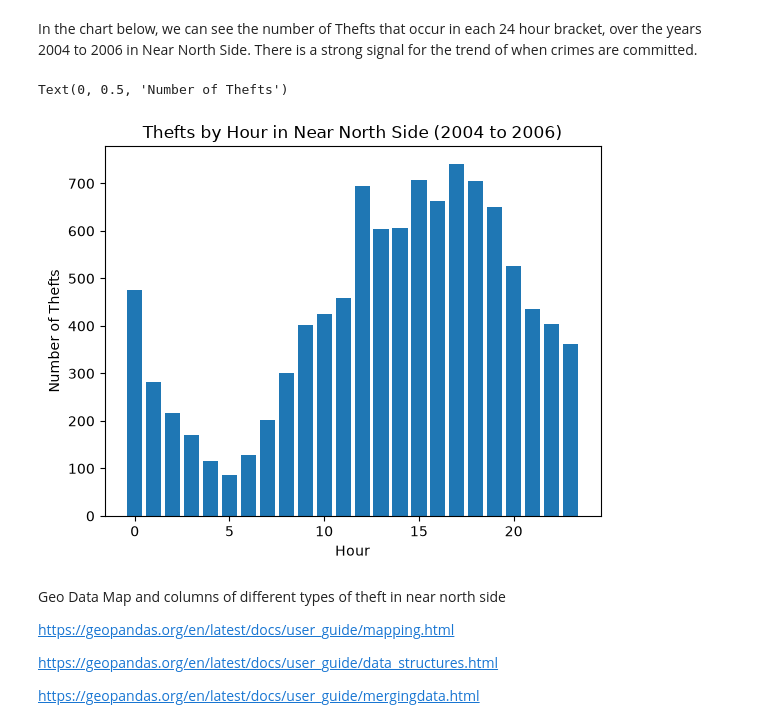
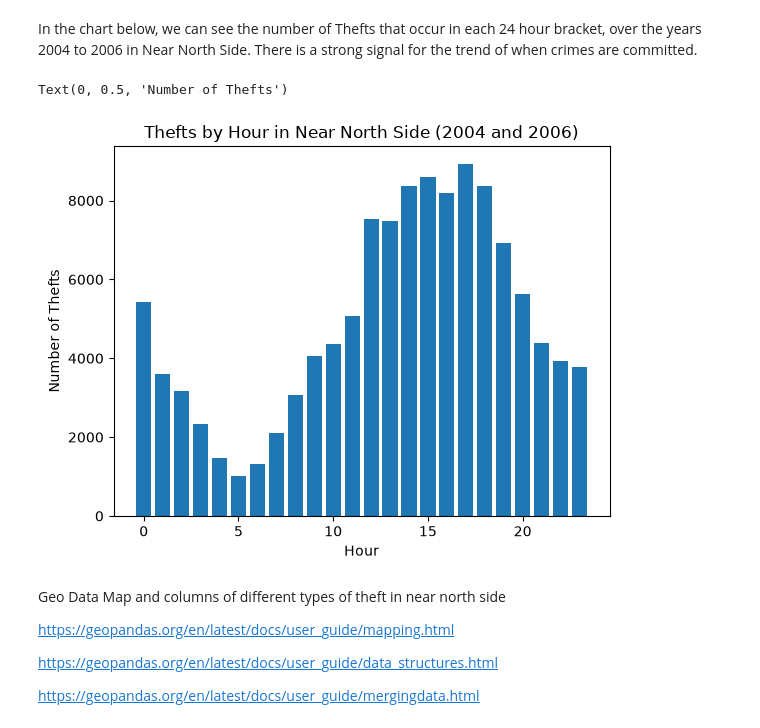
Before and after one commit to ogladr-kjarr/learning-EDA-with-Python, a Jupyter notebook: ChicagoCrimeSocioEconomicData.ipynb, the cells around one changed output. Saved outputs shown, nothing was run; the diff lists cells and outputs as text; code cells hidden in the pictures.

Commit message:
Added multifacet plot with loess, logic for highest crime per area

```diff
--- a/ChicagoCrimeSocioEconomicData.ipynb
+++ b/ChicagoCrimeSocioEconomicData.ipynb
@@ -187,25 +188,28 @@ ax.plot(xseq, intercept + slope * xseq, color="k", lw=2.5)
 Now lets look at theft in the Near North Side, over two years, plotted first by timeseries based on date, and then categorical on time buckets.
 # %%
 # Filter the crime dataframe for the Near North Side area, and for the crime of Theft
-near_north_theft_df = crime_df.filter(pl.col("CommunityArea") == 8).collect().filter(pl.col("PrimaryType") == "THEFT")
+near_north_theft_df = crime_df.filter(pl.col("CommunityArea") == 8).filter(pl.col("PrimaryType") == "THEFT").collect()
 # Add a DateTime column parsed from the string Date field
 near_north_theft_df = near_north_theft_df.with_columns(
     (pl.col("Date").str.to_datetime("%m/%d/%Y %I:%M:%S %p")).alias("dt"))
 
-# Create the date and hour bucket fields for use as the x axis fields, filtered for two years taken at random
+# Create the date, hour, and day of year bucket fields for use as the x axis field
 near_north_theft_df = near_north_theft_df.with_columns(
     (pl.col("dt").dt.date().alias("bucket_date")),
-    (pl.col(name="dt").dt.hour().alias("bucket_hour"))
-    ).filter(
-        pl.col("dt").is_between(datetime(2004,1,1), datetime(2006,1,1))
+    (pl.col(name="dt").dt.hour().alias("bucket_hour")),
+    (pl.col("dt").dt.ordinal_day().alias("doy")),
+    (pl.col(name="dt").dt.year().alias("bucket_year"))
     )
-# Create the aggregate count by date
-near_north_theft_date_df = near_north_theft_df.group_by(["bucket_date"]).len(name="NumberOfCrimes")
+
+# Create the aggregate count by date filtered for two years taken at random
+near_north_theft_date_df = near_north_theft_df.filter(
+        pl.col("dt").is_between(datetime(2004,1,1), datetime(2005,12,31))
+    ).group_by(["bucket_date"]).len(name="NumberOfCrimes")
 
 fig, ax = plt.subplots()
 ax.scatter(near_north_theft_date_df['bucket_date'],
             near_north_theft_date_df['NumberOfCrimes'])
-ax.set_title("Thefts per Day in Near North Side (2004 to 2006)")
+ax.set_title("Thefts per Day in Near North Side (2004 and 2006)")
 ax.set_xlabel("Date")
 ax.set_ylabel("Number of Thefts")
 # %% [output]
@@ -225,15 +277,15 @@ In the chart below, we can see the number of Thefts that occur in each 24 hour b
 # %%
 # Aggregate the number of crimes committed per hour
 near_north_theft_hour_df = near_north_theft_df.group_by("bucket_hour").len(name="NumberOfCrimes")
 
 fig, ax = plt.subplots()
 ax.bar(near_north_theft_hour_df["bucket_hour"], near_north_theft_hour_df["NumberOfCrimes"])
-ax.set_title("Thefts by Hour in Near North Side (2004 to 2006)")
+ax.set_title("Thefts by Hour in Near North Side (2004 and 2006)")
 ax.set_xlabel("Hour")
 ax.set_ylabel("Number of Thefts")
 # %% [output]
 Text(0, 0.5, 'Number of Thefts')
-[figure, old version]
+[figure, new version]
 # %% [markdown]
 Geo Data Map and columns of different types of theft in near north side
 
```
Also changed, not shown: parts of 12 cells of this notebook.
